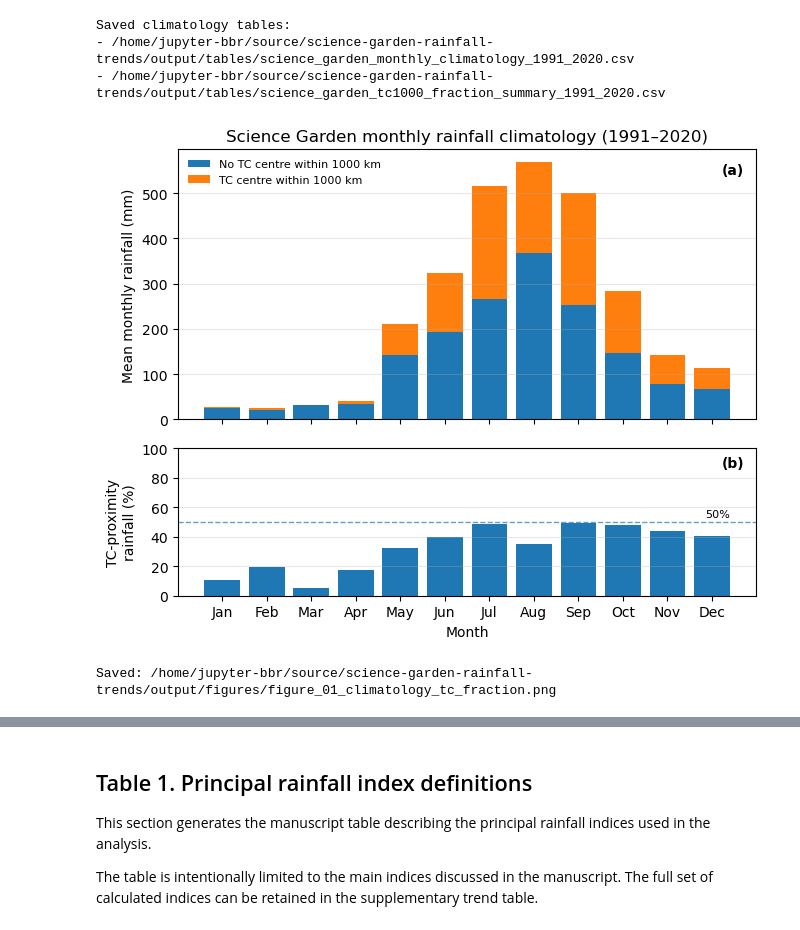
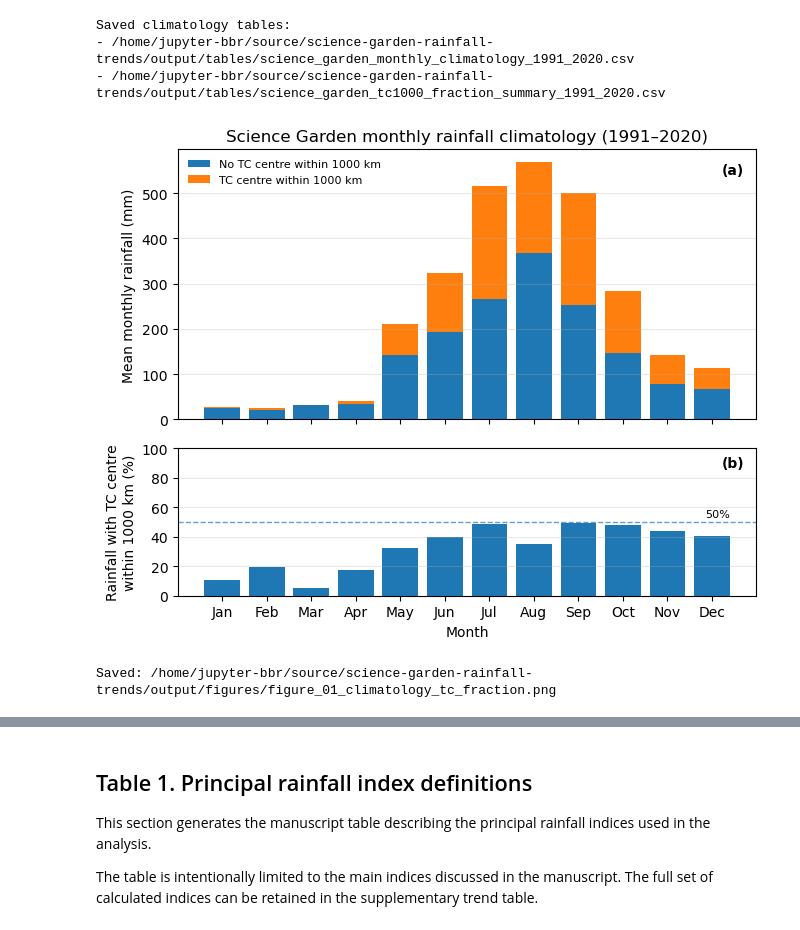
Before and after one commit to baracoma/science-garden-rainfall-trends, a Jupyter notebook: 02_analysis_and_figures.ipynb, the cells around one changed output, grey strips where cells are left out. Drawn from its saved outputs; the diff is of its cells as text; code cells hidden in the pictures.

Commit message:
updated figure labels

```diff
--- a/02_analysis_and_figures.ipynb
+++ b/02_analysis_and_figures.ipynb
@@ -684,33 +684,34 @@ ax.bar(
     x,
     fraction_vals
 )
 
 ax.axhline(50, linewidth=1, linestyle="--", alpha=0.7)
 
-ax.set_ylabel("TC-proximity\nrainfall (%)")
+ax.set_ylabel("Rainfall with TC centre\nwithin 1000 km (%)")
+# ax.set_ylabel("TC-proximity\nrainfall (%)")
 ax.set_xlabel("Month")
 ax.set_ylim(0, 100)
 ax.grid(axis="y", alpha=0.3)
 
 ax.set_xticks(x)
 ax.set_xticklabels(month_labels)
 
 ax.text(
     11.4,
     52,
     "50%",
     ha="right",
     va="bottom",
     fontsize=8
 )
 
 add_panel_label(ax, "(b)")
 
 plt.tight_layout()
 plt.savefig(FIGURE_01_CLIMATOLOGY_ONLY_PATH, dpi=FIGURE_DPI, bbox_inches="tight")
 plt.show()
 
 print(f"Saved: {FIGURE_01_CLIMATOLOGY_ONLY_PATH}")
 # %% [output]
-[figure, old version]
+[figure, new version]
 Saved: /home/jupyter-bbr/source/science-garden-rainfall-trends/output/figures/figure_01_climatology_tc_fraction.png
```
Also changed, not shown: parts of 35 cells of this notebook, 2 other files.
